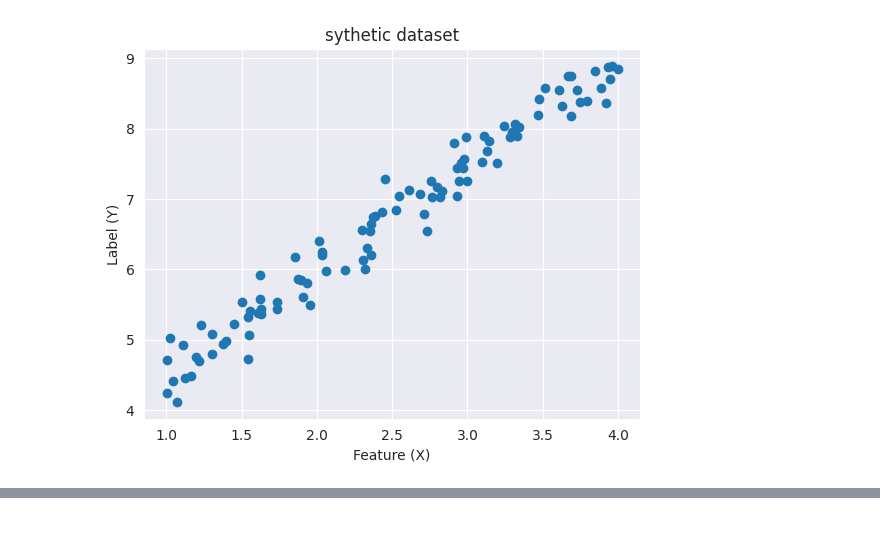
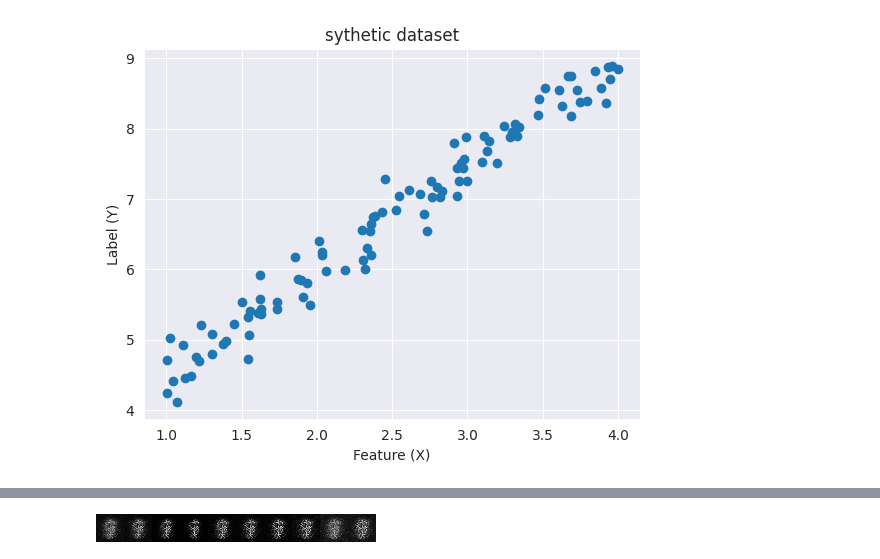
Before and after one commit to eSeohyeon/Python_for_CV, a Jupyter notebook: 4_인공지능과_이미지처리.ipynb, the cells around one changed output, grey strips where cells are left out. Drawn from its saved outputs; the diff is of its cells as text; code cells hidden in the pictures; blank space fills up the shorter version.

```diff
--- a/4_인공지능과_이미지처리.ipynb
+++ b/4_인공지능과_이미지처리.ipynb
@@ -249,0 +259,6 @@ plt.show()
+# %%
+## 모델 학습
+import tensorflow as tf
+
+x_train = tf.reshape(x, (-1, 1))
+x_train.shape
@@ -249,0 +267,2 @@ plt.show()
+# %%
+history = model.fit(x_train, y, epochs = 300)
@@ -249,0 +388,79 @@ plt.show()
+# %%
+## 합침
+
+(train_images, _), (_, _) = mnist.load_data()
+train_images = (train_images - 127.5) / 127.5 # 이미지 정규화
+
+## 모델 생성
+def build_generator(input_dim):
+  model = Sequential()
+  model.add(Dense(512, input_dim = input_dim, activation = 'relu'))
+  model.add(Dense(28*28, activation = 'tanh'))
+  model.add(Reshape((28, 28)))
+  return model
+
+def build_discriminator():
+  model = Sequential()
+  model.add(Flatten(input_shape = (28, 28)))
+  model.add(Dense(256, activation = 'relu'))
+  model.add(Dense(1, activation = 'sigmoid'))
+  return model
+
+INPUT_DIM = 50
+BATCH_SIZE = 64
+EPOCHS = 10
+BUFFER_SIZE = 600
+
+generator = build_generator(INPUT_DIM)
+discriminator = build_discriminator()
+
+generator_optimizer = tf.keras.optimizers.Adam(1e-3)
+discriminator_optimizer = tf.keras.optimizers.Adam(1e-2)
+
+train_dataset = tf.data.Dataset.from_tensor_slices(train_images).shuffle(BUFFER_SIZE).batch(BATCH_SIZE)
+
+
+## 손실 함수
+binary_cross_entropy = tf.keras.losses.BinaryCrossentropy()
+
+def discriminator_loss(real_output, fake_output):
+  real_loss = binary_cross_entropy(tf.ones_like(real_output), real_output)
+  fake_loss = binary_cross_entropy(tf.zeros_like(fake_output), fake_output)
+  total_loss = real_loss + fake_loss
+  return total_loss
+
+def generator_loss(fake_output):
+  return binary_cross_entropy(tf.ones_like(fake_output), fake_output)
+
+@tf.function
+def train_step(images):
+ noise = tf.random.normal([BATCH_SIZE, INPUT_DIM])
+
+ with tf.GradientTape() as gen_tape, tf.GradientTape() as disc_tape:
+  generated_images = generator(noise, training = True)
+
+  real_output = discriminator(images, training = True)
+  fake_output = discriminator(generated_images, training = True)
+
+  gen_loss = generator_loss(fake_output)
+  disc_loss = discriminator_loss(real_output, fake_output)
+
+ gradients_of_generator = gen_tape.gradient(gen_loss, generator.trainable_variables)
+ gradients_of_discriminator = disc_tape.gradient(disc_loss, discriminator.trainable_variables)
+
+ generator_optimizer.apply_gradients(zip(gradients_of_generator, generator.trainable_variables))
+ discriminator_optimizer.apply_gradients(zip(gradients_of_discriminator, discriminator.trainable_variables))
+ return gen_loss, disc_loss, generated_images
+
+
+## 모델 학습
+for epoch in range(1, EPOCHS+1):
+  t = tqdm(train_dataset)
+  for image_batch in t:
+    g_loss, d_loss, fake_image = train_step(image_batch)
+    t.set_description_str(f"Epoch - {epoch}")
+    t.set_postfix({"G_loss":"%0.3f" %g_loss.numpy(), "D_loss":"%0.3f" %d_loss.numpy()})
+
+  cv2_imshow(np.concatenate(list(fake_image.numpy()[:10]*127.5+127.5), axis = 1))
+# %% [output]
+[figure, added]
```
Also changed, not shown: parts of 20 cells of this notebook.
